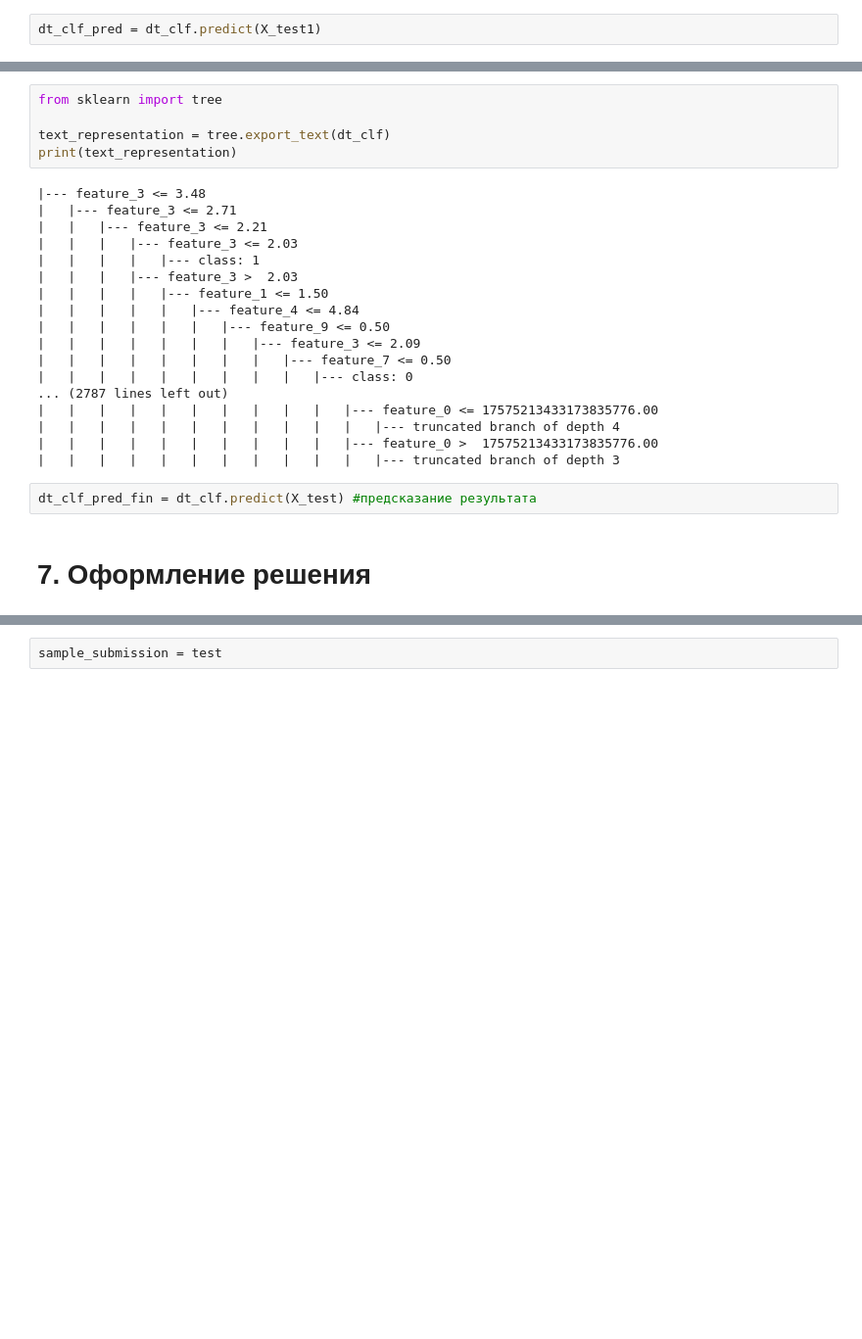
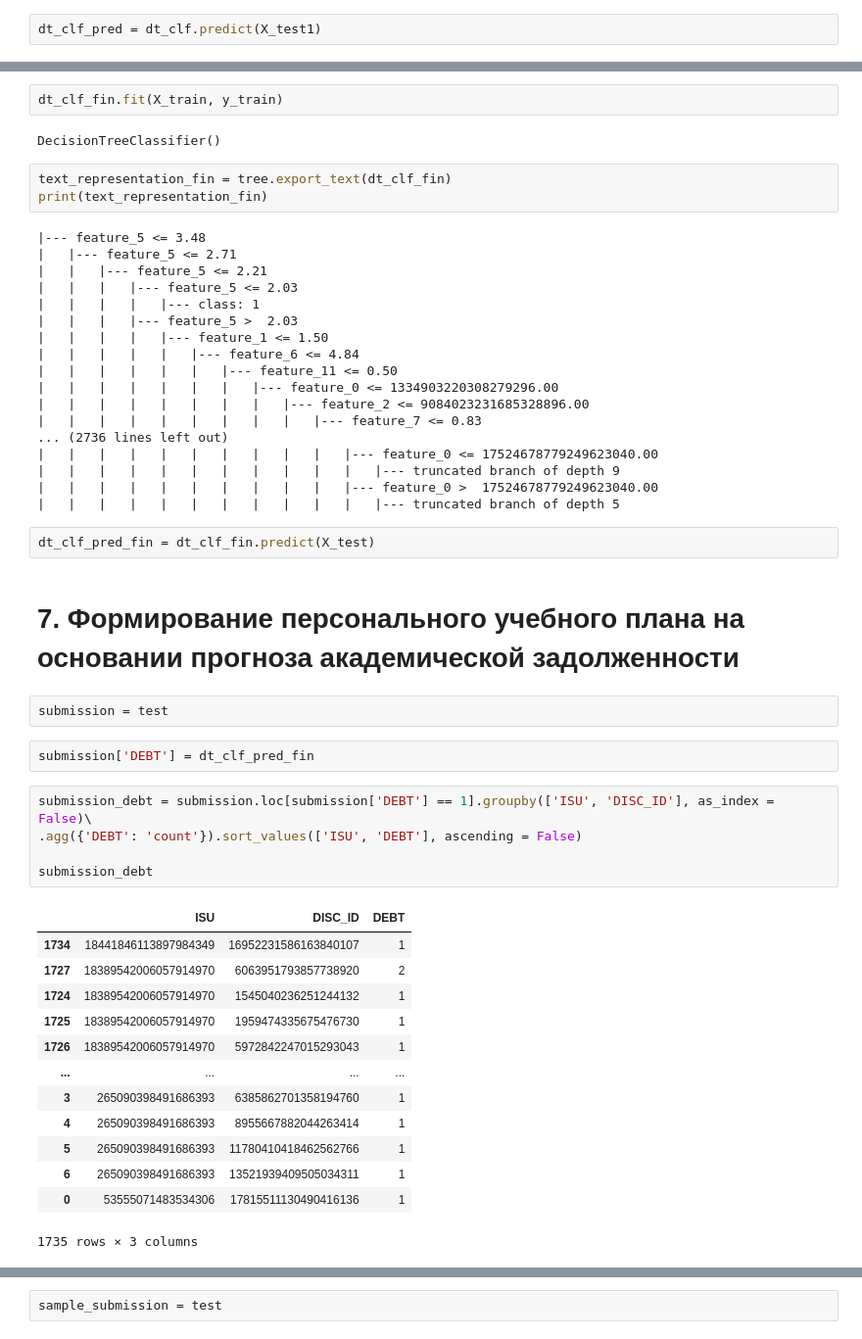
Before and after one commit to LuridBolete/2022.07-Learning-Analytics-Competition, a Jupyter notebook: Learning Analytics Competition.ipynb, the cells around one changed output, grey strips where cells are left out. Shown at 98% size. Saved outputs shown, nothing was run; the diff lists cells and outputs as text; blank space fills up the shorter version.

```diff
--- a/Learning Analytics Competition.ipynb
+++ b/Learning Analytics Competition.ipynb
@@ -405,27 +398,52 @@ DecisionTreeClassifier()
+# %%
+dt_clf_fin.fit(X_train, y_train)
+# %% [output]
+DecisionTreeClassifier()
 # %%
-from sklearn import tree
-
-text_representation = tree.export_text(dt_clf)
-print(text_representation)
+text_representation_fin = tree.export_text(dt_clf_fin)
+print(text_representation_fin)
 # %% [output]
-|--- feature_3 <= 3.48
-|   |--- feature_3 <= 2.71
-|   |   |--- feature_3 <= 2.21
-|   |   |   |--- feature_3 <= 2.03
+|--- feature_5 <= 3.48
+|   |--- feature_5 <= 2.71
+|   |   |--- feature_5 <= 2.21
+|   |   |   |--- feature_5 <= 2.03
 |   |   |   |   |--- class: 1
-|   |   |   |--- feature_3 >  2.03
+|   |   |   |--- feature_5 >  2.03
 |   |   |   |   |--- feature_1 <= 1.50
-|   |   |   |   |   |--- feature_4 <= 4.84
-|   |   |   |   |   |   |--- feature_9 <= 0.50
-|   |   |   |   |   |   |   |--- feature_3 <= 2.09
-|   |   |   |   |   |   |   |   |--- feature_7 <= 0.50
-|   |   |   |   |   |   |   |   |   |--- class: 0
-... (2787 lines left out)
-|   |   |   |   |   |   |   |   |   |   |--- feature_0 <= 17575213433173835776.00
-|   |   |   |   |   |   |   |   |   |   |   |--- truncated branch of depth 4
-|   |   |   |   |   |   |   |   |   |   |--- feature_0 >  17575213433173835776.00
-|   |   |   |   |   |   |   |   |   |   |   |--- truncated branch of depth 3
+|   |   |   |   |   |--- feature_6 <= 4.84
+|   |   |   |   |   |   |--- feature_11 <= 0.50
+|   |   |   |   |   |   |   |--- feature_0 <= 1334903220308279296.00
+|   |   |   |   |   |   |   |   |--- feature_2 <= 9084023231685328896.00
+|   |   |   |   |   |   |   |   |   |--- feature_7 <= 0.83
+... (2736 lines left out)
+|   |   |   |   |   |   |   |   |   |   |--- feature_0 <= 17524678779249623040.00
+|   |   |   |   |   |   |   |   |   |   |   |--- truncated branch of depth 9
+|   |   |   |   |   |   |   |   |   |   |--- feature_0 >  17524678779249623040.00
+|   |   |   |   |   |   |   |   |   |   |   |--- truncated branch of depth 5
 # %%
-dt_clf_pred_fin = dt_clf.predict(X_test) #предсказание результата
+dt_clf_pred_fin = dt_clf_fin.predict(X_test)
 # %% [markdown]
-# 7. Оформление решения
+# 7. Формирование персонального учебного плана на основании прогноза академической задолженности
+# %%
+submission = test
+# %%
+submission['DEBT'] = dt_clf_pred_fin
+# %%
+submission_debt = submission.loc[submission['DEBT'] == 1].groupby(['ISU', 'DISC_ID'], as_index = False)\
+.agg({'DEBT': 'count'}).sort_values(['ISU', 'DEBT'], ascending = False)
+
+submission_debt
+# %% [output]
+|  | ISU | DISC_ID | DEBT |
+| 1734 | 18441846113897984349 | 16952231586163840107 | 1 |
+| 1727 | 18389542006057914970 | 6063951793857738920 | 2 |
+| 1724 | 18389542006057914970 | 1545040236251244132 | 1 |
+| 1725 | 18389542006057914970 | 1959474335675476730 | 1 |
+| 1726 | 18389542006057914970 | 5972842247015293043 | 1 |
+| ... | ... | ... | ... |
+| 3 | 265090398491686393 | 6385862701358194760 | 1 |
+| 4 | 265090398491686393 | 8955667882044263414 | 1 |
+| 5 | 265090398491686393 | 11780410418462562766 | 1 |
+| 6 | 265090398491686393 | 13521939409505034311 | 1 |
+| 0 | 53555071483534306 | 17815511130490416136 | 1 |
+1735 rows × 3 columns
```
Also changed, not shown: parts of 56 cells of this notebook.
